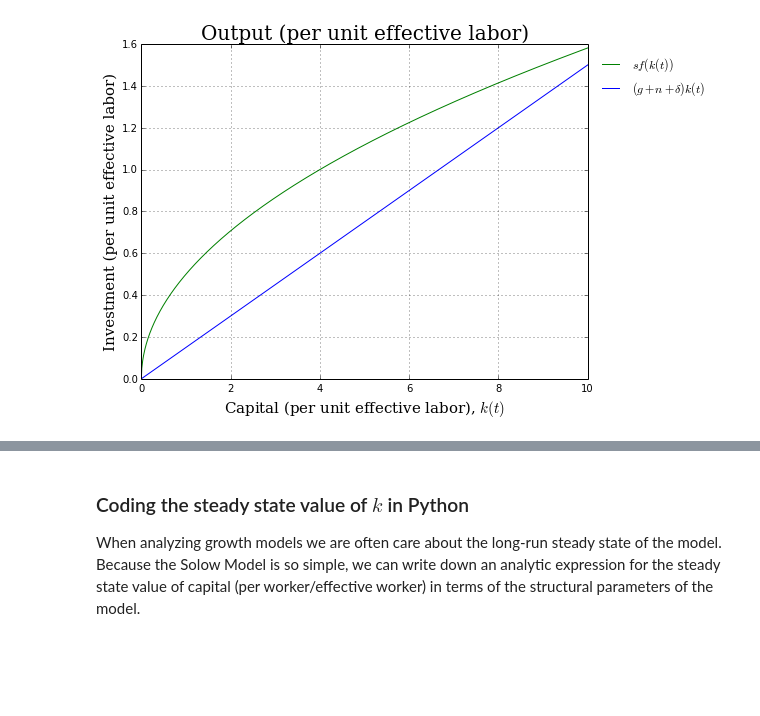
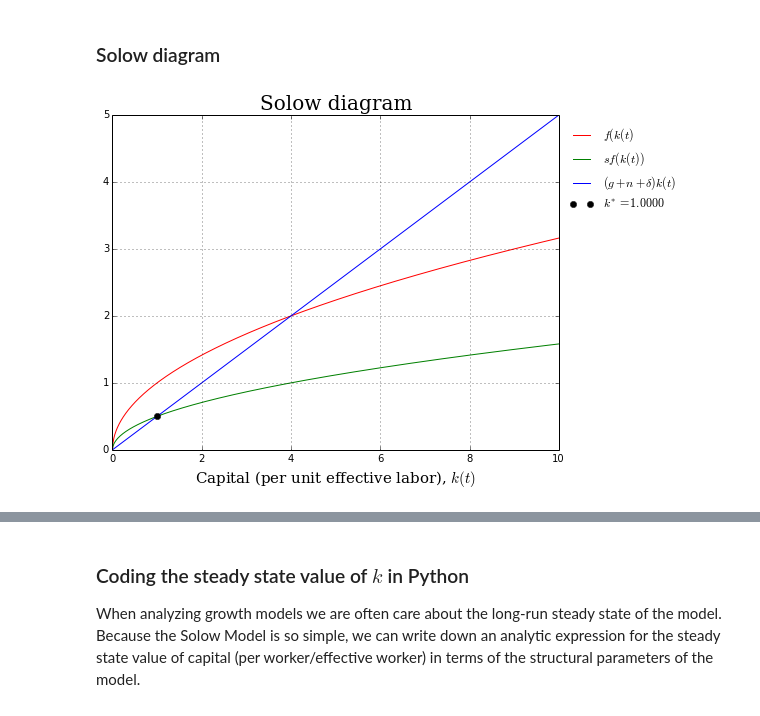
Before and after one commit to QuantEcon/QuantEcon.py, a Jupyter notebook: examples/solow_model.ipynb, the cells around one changed output, grey strips where cells are left out. Saved outputs shown, nothing was run; the diff lists cells and outputs as text; code cells hidden in the pictures; blank space fills up the shorter version.

Commit message:
Added section on graphical analysis of the Solow model.

```diff
--- a/examples/solow_model.ipynb
+++ b/examples/solow_model.ipynb
@@ -104,6 +83,5 @@ Finally, I can successfully create an instance of the `solow.Model` class as fol
 # try again with more "sensible" parameters
 default_params = {'g': 0.02, 'n': 0.03, 's': 0.15, 'delta': 0.1, 'alpha': 0.33}
 
-model = solow.model.Model(output=cobb_douglas_output,
-                          params=default_params)
+model = solow.Model(output=cobb_douglas_output, params=default_params)
 # %% [markdown]
@@ -151,12 +168,24 @@ intensive_output_widget = interact(solow.model.plot_intensive_output,
+# %% [markdown]
+### Solow diagram
 # %%
+# define some widgets for the various parameters
+eps = 1e-2
+technology_progress_widget = FloatSliderWidget(min=-0.05, max=0.05, step=eps, value=0.0)
+population_growth_widget = FloatSliderWidget(min=-0.05, max=0.05, step=eps, value=0.0)
+savings_widget = FloatSliderWidget(min=eps, max=1-eps, step=eps, value=0.5)
+output_elasticity_widget = FloatSliderWidget(min=eps, max=1-eps, step=eps, value=0.5)
+depreciation_widget = FloatSliderWidget(min=eps, max=1-eps, step=eps, value=0.5)
+
 # create the widget!
-intensive_investment_widget = interact(solow.model.plot_intensive_invesment,
-                                       cls=fixed(model),
-                                       g=FloatSliderWidget(min=-0.02, max=0.05, step=0.01, value=0.0),
-                                       n=FloatSliderWidget(min=-0.02, max=0.05, step=0.01, value=0.0),
-                                       s=FloatSliderWidget(min=1e-2, max=1-1e-2, step=0.01, value=0.5),
-                                       alpha=FloatSliderWidget(min=1e-2, max=1-1e-2, step=0.01, value=0.5),
-                                       delta=FloatSliderWidget(min=1e-2, max=1-1e-2, step=0.01, value=0.05),
-                                       )
+solow_diagram_widget = interact(solow.model.plot_solow_diagram,
+                                cls=fixed(model),
+                                Nk=fixed(value=1e3),
+                                k_upper=FloatSliderWidget(min=10, max=100, step=1, value=10),
+                                g=technology_progress_widget,
+                                n=population_growth_widget,
+                                s=savings_widget,
+                                alpha=output_elasticity_widget,
+                                delta=depreciation_widget,
+                                )
 # %% [output]
-[figure, old version]
+[figure, new version]
```
Also changed, not shown: parts of 43 cells of this notebook, 1 other file.
